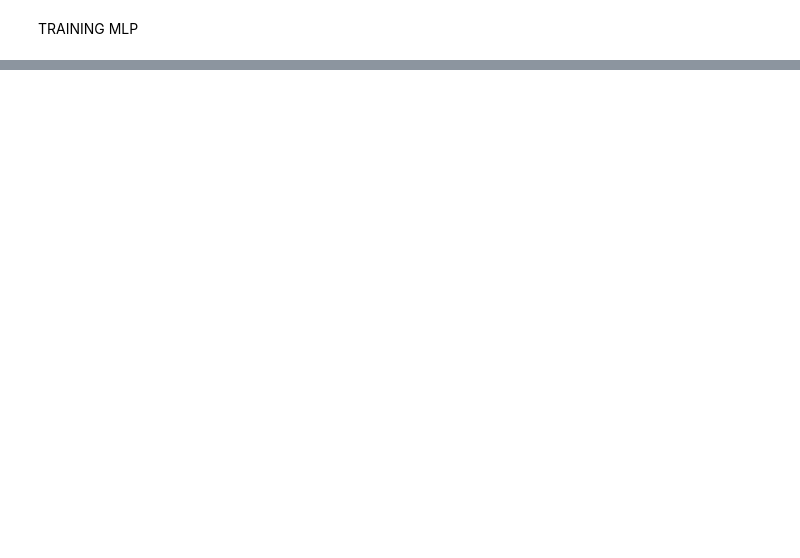
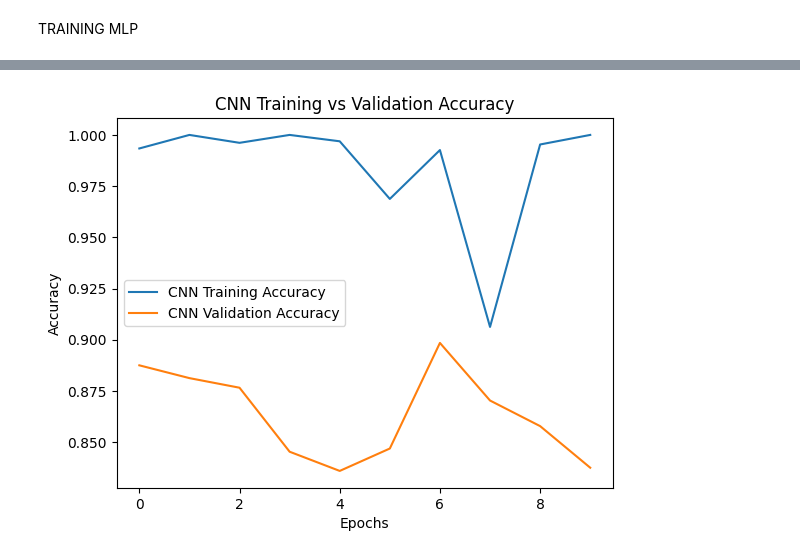
Before and after one commit to NikhitapHegde/final_year_project, a Jupyter notebook: brainnn_tumor_accuracies.ipynb, the cells around one changed output, grey strips where cells are left out. Drawn from its saved outputs; the diff is of its cells as text; code cells hidden in the pictures; blank space fills up the shorter version.

```diff
--- a/brainnn_tumor_accuracies.ipynb
+++ b/brainnn_tumor_accuracies.ipynb
@@ -659,0 +507,10 @@ Generated 1500 images and saved them in /extracted_files/no/.
+# %%
+plt.plot(cnn_history.history['accuracy'], label='CNN Training Accuracy')
+plt.plot(cnn_history.history['val_accuracy'], label='CNN Validation Accuracy')
+plt.xlabel('Epochs')
+plt.ylabel('Accuracy')
+plt.legend()
+plt.title('CNN Training vs Validation Accuracy')
+plt.show()
+# %% [output]
+[figure, added]
```
Also changed, not shown: parts of 22 cells of this notebook.
